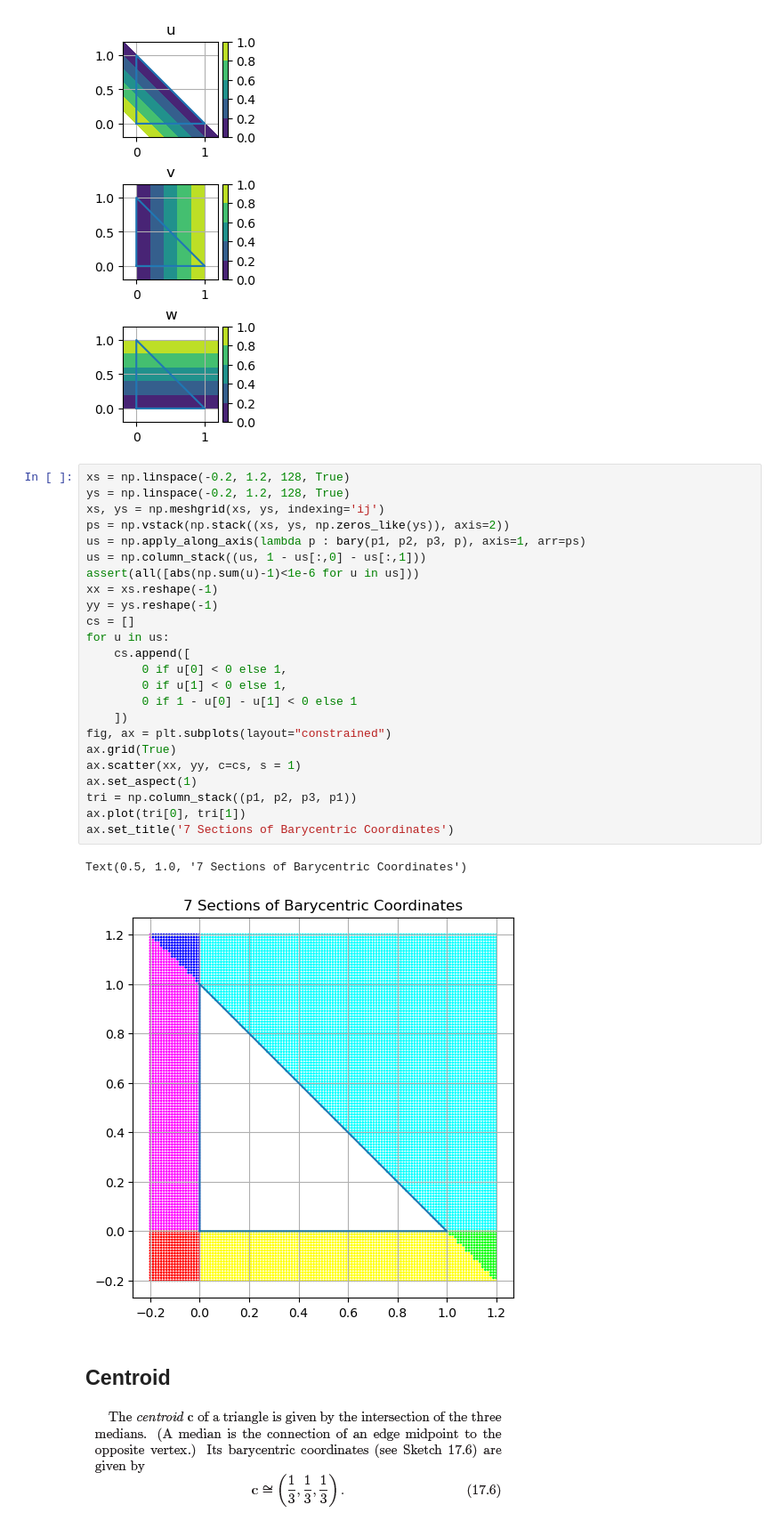
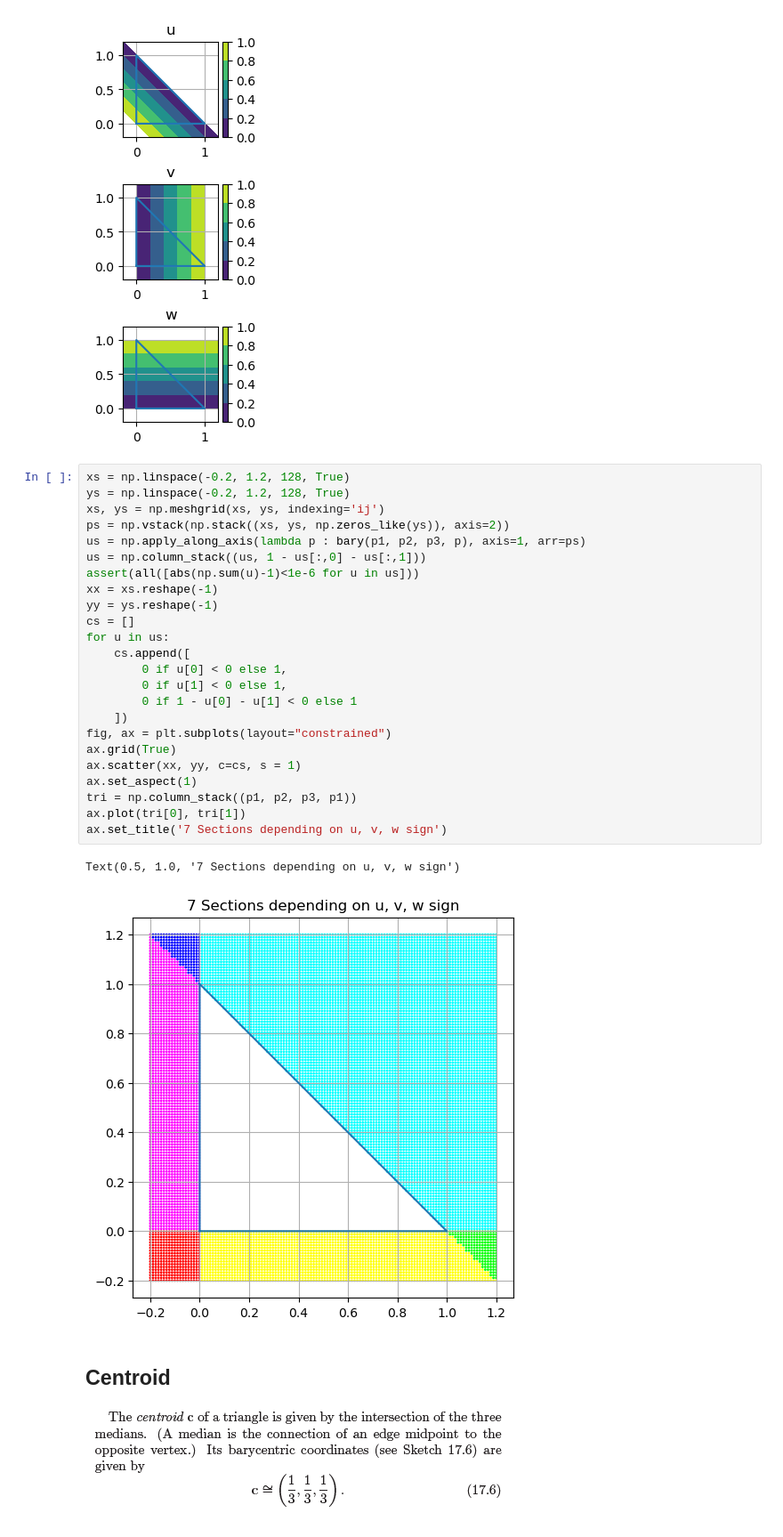
Before and after one commit to eniekeine/math-notes, a Jupyter notebook: 배리센트릭 좌표(Barycentric Coordinates)/Barycentric Coordinates and Special Points.ipynb, the cells around one changed output. Shown at 89% size. Saved outputs shown, nothing was run; the diff lists cells and outputs as text.

```diff
--- a/배리센트릭 좌표(Barycentric Coordinates)/Barycentric Coordinates and Special Points.ipynb
+++ b/배리센트릭 좌표(Barycentric Coordinates)/Barycentric Coordinates and Special Points.ipynb
@@ -163,30 +159,30 @@ Text(0.5, 1.0, 'w')
 # %%
 xs = np.linspace(-0.2, 1.2, 128, True)
 ys = np.linspace(-0.2, 1.2, 128, True)
 xs, ys = np.meshgrid(xs, ys, indexing='ij')
 ps = np.vstack(np.stack((xs, ys, np.zeros_like(ys)), axis=2))
 us = np.apply_along_axis(lambda p : bary(p1, p2, p3, p), axis=1, arr=ps)
 us = np.column_stack((us, 1 - us[:,0] - us[:,1]))
 assert(all([abs(np.sum(u)-1)<1e-6 for u in us]))
 xx = xs.reshape(-1)
 yy = ys.reshape(-1)
 cs = []
 for u in us:
     cs.append([
         0 if u[0] < 0 else 1,
         0 if u[1] < 0 else 1,
         0 if 1 - u[0] - u[1] < 0 else 1
     ])
 fig, ax = plt.subplots(layout="constrained")
 ax.grid(True)
 ax.scatter(xx, yy, c=cs, s = 1)
 ax.set_aspect(1)
 tri = np.column_stack((p1, p2, p3, p1))
 ax.plot(tri[0], tri[1])
-ax.set_title('7 Sections of Barycentric Coordinates')
+ax.set_title('7 Sections depending on u, v, w sign')
 # %% [output]
-Text(0.5, 1.0, '7 Sections of Barycentric Coordinates')
+Text(0.5, 1.0, '7 Sections depending on u, v, w sign')
-[figure, old version]
+[figure, new version]
 # %% [markdown]
 ## Centroid
 
```
Also changed, not shown: parts of 3 cells of this notebook.
